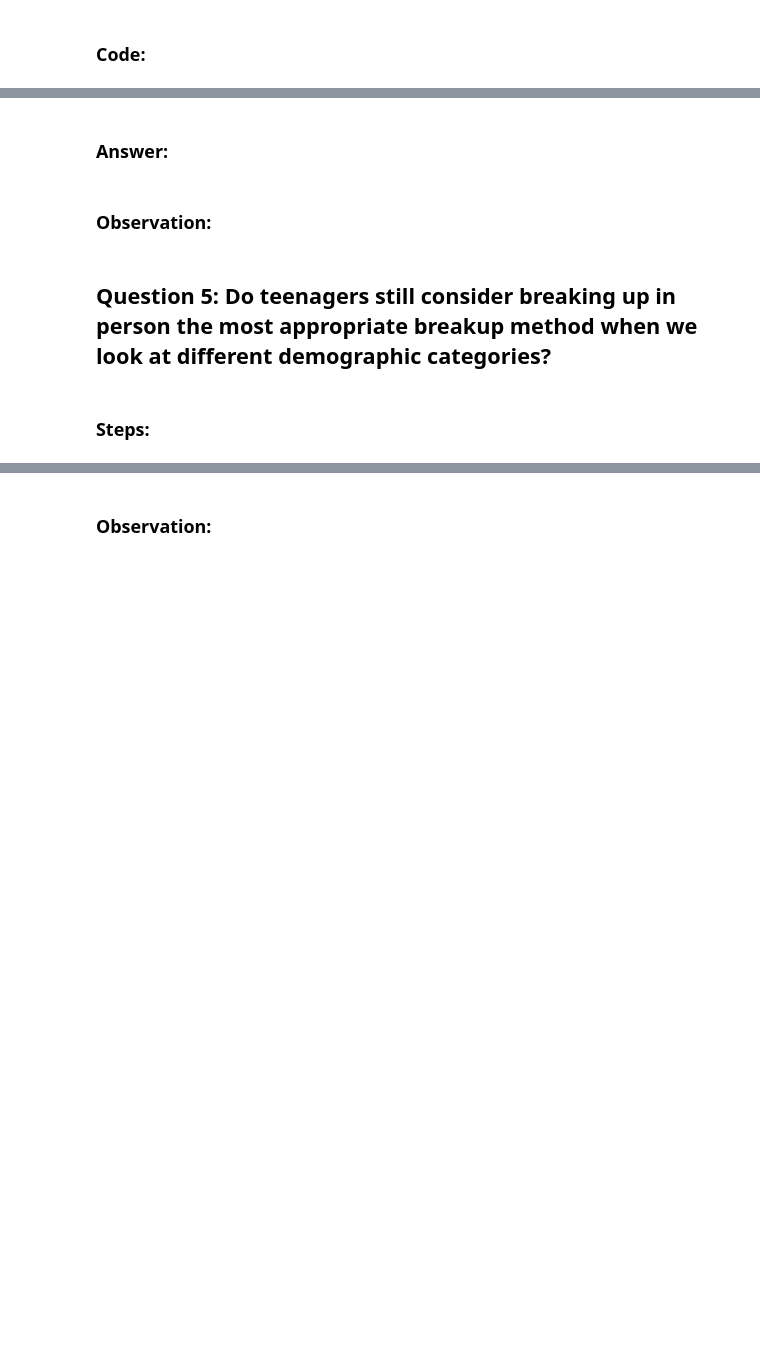
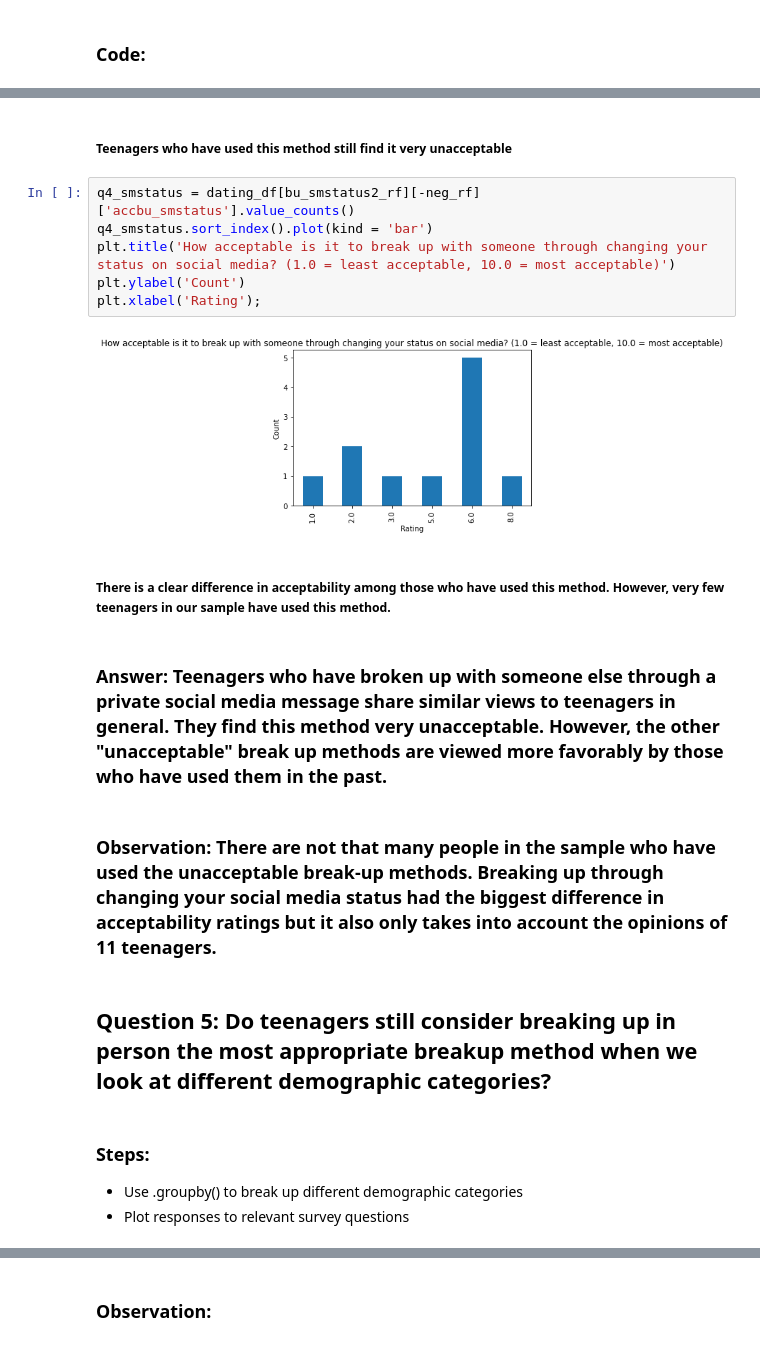
Before and after one commit to mbod/comm318_F21_Project_Group4, a Jupyter notebook: data_analysis/Data Analysis Part 2 (Joy Ekasi-Otu).ipynb, the cells around one changed output, grey strips where cells are left out. Saved outputs shown, nothing was run; the diff lists cells and outputs as text; blank space fills up the shorter version.

```diff
--- a/data_analysis/Data Analysis Part 2 (Joy Ekasi-Otu).ipynb
+++ b/data_analysis/Data Analysis Part 2 (Joy Ekasi-Otu).ipynb
@@ -345,8 +356,22 @@ Name: bu_text2, dtype: int64
+# %% [markdown]
+##### Teenagers who have used this method still find it very unacceptable
+# %%
+q4_smstatus = dating_df[bu_smstatus2_rf][-neg_rf]['accbu_smstatus'].value_counts()
+q4_smstatus.sort_index().plot(kind = 'bar')
+plt.title('How acceptable is it to break up with someone through changing your status on social media? (1.0 = least acceptable, 10.0 = most acceptable)')
+plt.ylabel('Count')
+plt.xlabel('Rating');
+# %% [output]
+[figure, added]
+# %% [markdown]
+##### There is a clear difference in acceptability among those who have used this method. However, very few teenagers in our sample have used this method.
 # %% [markdown]
-### Answer:
+### Answer: Teenagers who have broken up with someone else through a private social media message share similar views to teenagers in general. They find this method very unacceptable. However, the other "unacceptable" break up methods are viewed more favorably by those who have used them in the past.
 # %% [markdown]
-### Observation:
+### Observation: There are not that many people in the sample who have used the unacceptable break-up methods. Breaking up through changing your social media status had the biggest difference in acceptability ratings but it also only takes into account the opinions of 11 teenagers.
 # %% [markdown]
 ## Question 5: Do teenagers still consider breaking up in person the most appropriate breakup method when we look at different demographic categories?
 # %% [markdown]
 ### Steps:
+* Use .groupby() to break up different demographic categories
+* Plot responses to relevant survey questions
```
Also changed, not shown: parts of 23 cells of this notebook, 10 other files.
